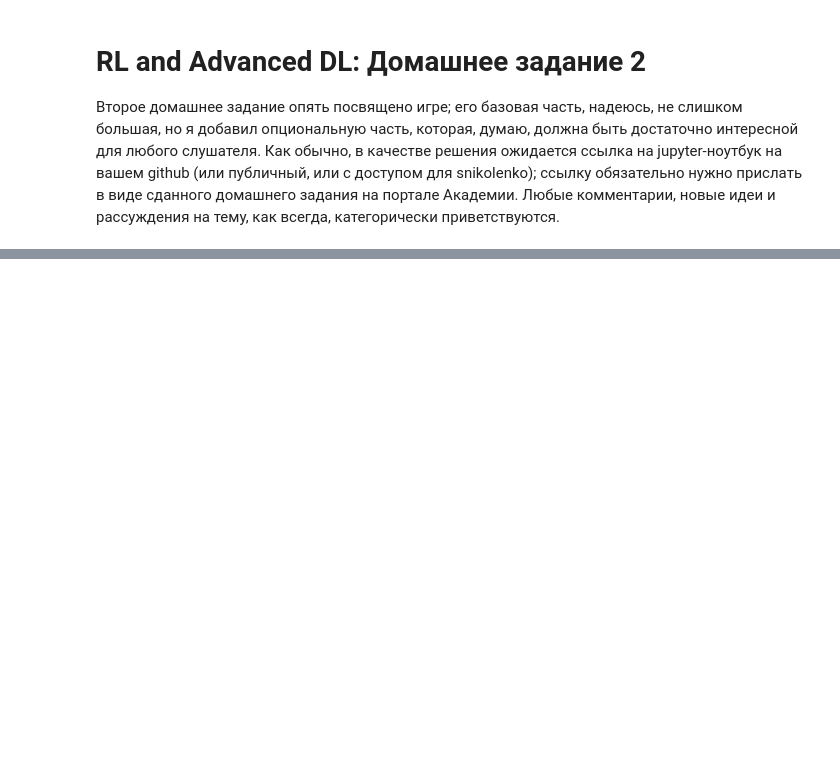
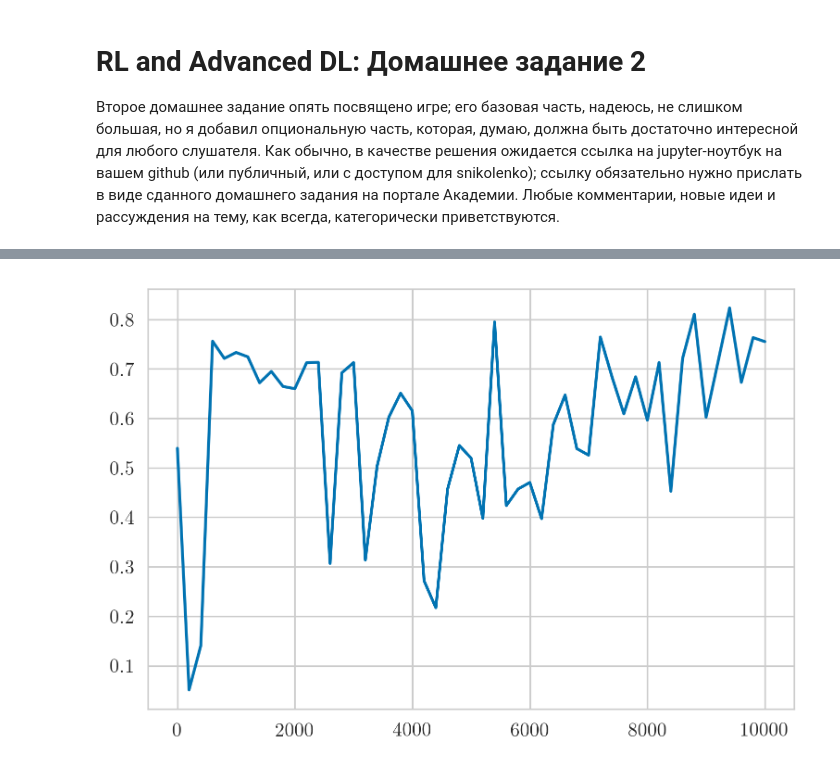
Before and after one commit to MikhailYeka/adv_rl_hws, a Jupyter notebook: hw2.ipynb, the cells around one changed output, grey strips where cells are left out. Saved outputs shown, nothing was run; the diff lists cells and outputs as text; code cells hidden in the pictures; blank space fills up the shorter version.

```diff
--- a/hw2.ipynb
+++ b/hw2.ipynb
@@ -21,0 +350,18 @@ Disclaimer: начиная с пункта 2, задания для досок
+# %%
+class ReplayMemory():
+    def __init__(self, capacity):
+        self.capacity = capacity
+        self.memory = []
+        self.position = 0
+
+    def store(self, exptuple):
+        if len(self.memory) < self.capacity:
+            self.memory.append(None)
+        self.memory[self.position] = exptuple
+        self.position = (self.position + 1) % self.capacity
+
+    def sample(self, batch_size):
+        return random.sample(self.memory, batch_size)
+
+    def __len__(self):
+        return len(self.memory)
@@ -21,0 +439,12 @@ Disclaimer: начиная с пункта 2, задания для досок
+# %%
+def eps_generator(eps_start=1.0, eps_min=0.01, decay_coef=0.9):
+    epsilon = eps_start
+    yield epsilon
+    command = None
+    while True:
+        if command == "restart":  # Начать сначала
+            epsilon = eps_start
+            yield epsilon
+        else:
+            epsilon = max(epsilon*decay_coef, eps_min)  # Новый член последовательности
+        command = (yield epsilon)
@@ -21,0 +676,8 @@ Disclaimer: начиная с пункта 2, задания для досок
+# %%
+dqn = TicTacToeDQN(3, 3, 3, 10_000)
+dqn.run(vs_random=False)
+# %%
+plt.plot(dqn.episode_nums, dqn.quality)
+plt.show()
+# %% [output]
+[figure, added]
```
Also changed, not shown: parts of 21 cells of this notebook.
